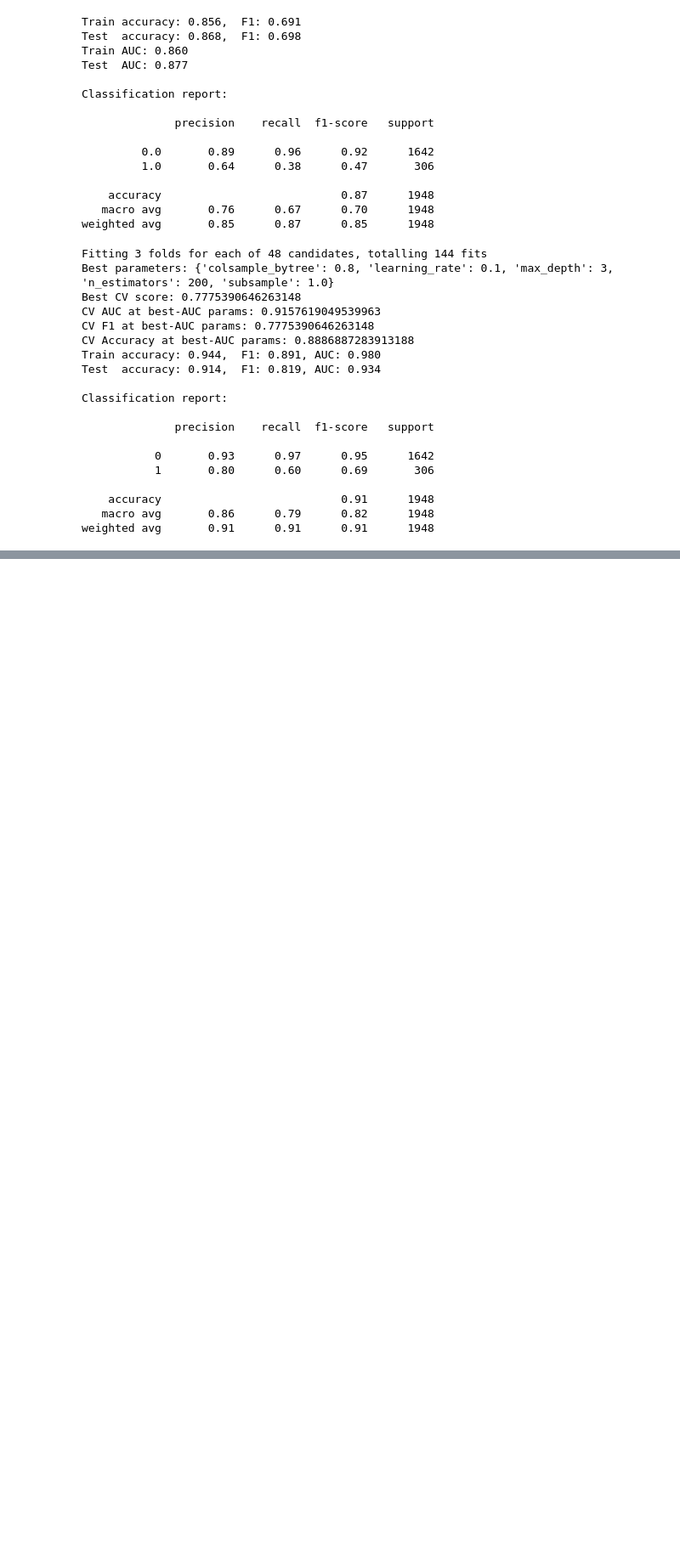
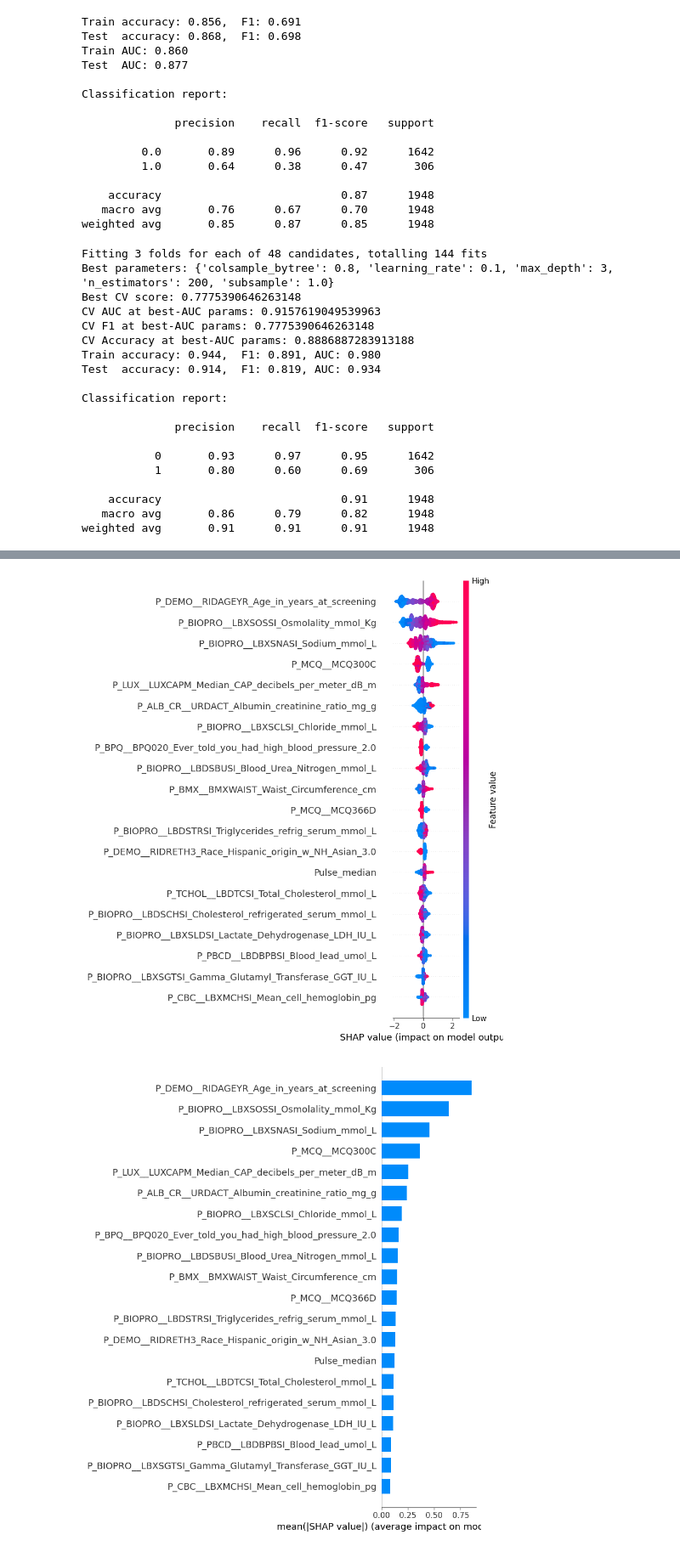
Before and after one commit to DVDMVN/CSE881_PROJ, a Jupyter notebook: E_VALIDATION.ipynb, the cells around one changed output, grey strips where cells are left out. Shown at 85% size. Cells and saved outputs as stored; diff of their text form; code cells hidden in the pictures; blank space fills up the shorter version.

Commit message:
Sampling for Proxy Model
- add K-means model design [k-means testing.xlsx]
- add weighted K-means notebook [G_SAMPLING.ipynb]
- test some SHAP values [E_VALIDATIO.ipynb]

```diff
--- a/E_VALIDATION.ipynb
+++ b/E_VALIDATION.ipynb
@@ -323,0 +504,27 @@ weighted avg       0.91      0.91      0.91      1948
+# %%
+import shap
+
+# 1. initialize explainer
+explainer = shap.TreeExplainer(best_xgb)
+
+# 2. compute SHAP values (main effects)
+shap_values = explainer.shap_values(X_encoded)
+
+# 3. compute SHAP interaction values (slow! be careful)
+# shap_interaction_values = explainer.shap_interaction_values(X_encoded)
+
+# 4. global summary plot (main effects)
+shap.summary_plot(shap_values, X_encoded, show=True)
+
+# 5. bar plot (main effects)
+shap.summary_plot(shap_values, X_encoded, plot_type="bar", show=True)
+
+# 6. interaction summary plot (slow! be careful)
+# shap.summary_plot(shap_interaction_values, X_encoded, show=True)
+
+# 7. example interaction dependence plot
+#    replace 'feature_name' with any real feature
+# shap.dependence_plot("feature_name", shap_values, X_encoded, interaction_index="feature_name")
+# %% [output]
+[figure, added]
+[figure, added]
```
Also changed, not shown: parts of 8 cells of this notebook, 2 other files.
